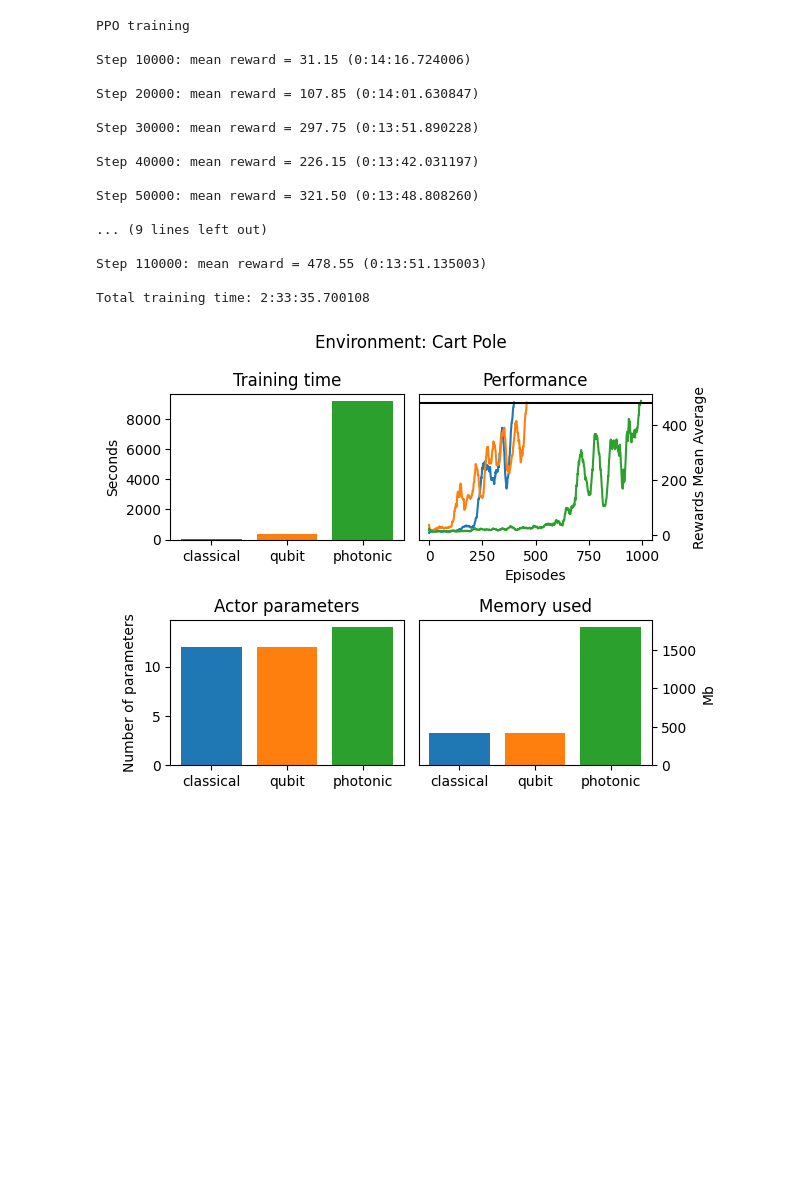
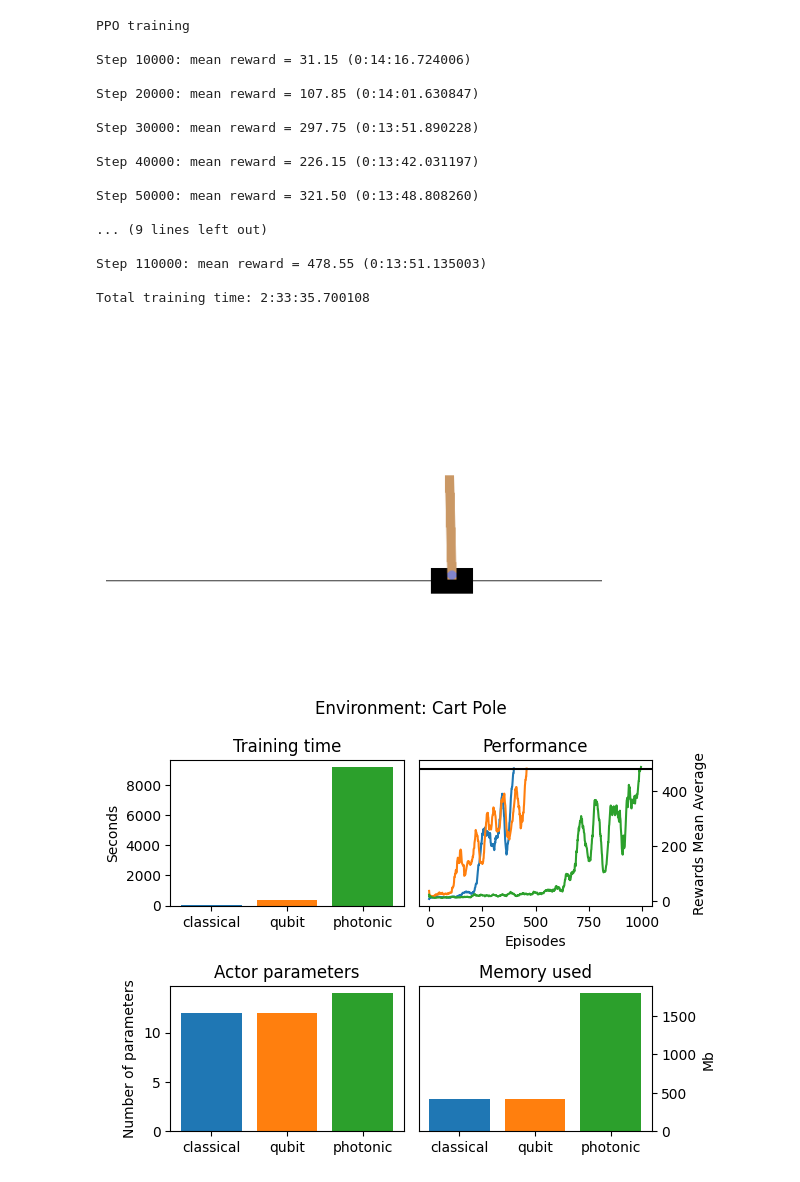
Before and after one commit to sarah-ceo/QuantumComputingJourney, a Jupyter notebook: QRL_experiment_3.ipynb, the cells around one changed output. Drawn from its saved outputs; the diff is of its cells as text; code cells hidden in the pictures; blank space fills up the shorter version.

```diff
--- a/QRL_experiment_3.ipynb
+++ b/QRL_experiment_3.ipynb
@@ -174,6 +174,10 @@ Step 50000: mean reward = 321.50 (0:13:48.808260)
 Step 110000: mean reward = 478.55 (0:13:51.135003)
 
 Total training time: 2:33:35.700108
+# %%
+cp_photonic_ppo.evaluate()
+# %% [output]
+[figure, added]
 # %%
 plot_results(env_name, qrl_results.get(env_name, {}), cp_config["mean_reward_stop"], methods=["classical", "qubit", "photonic"])
 # %% [output]
```
Also changed, not shown: parts of 3 cells of this notebook.
